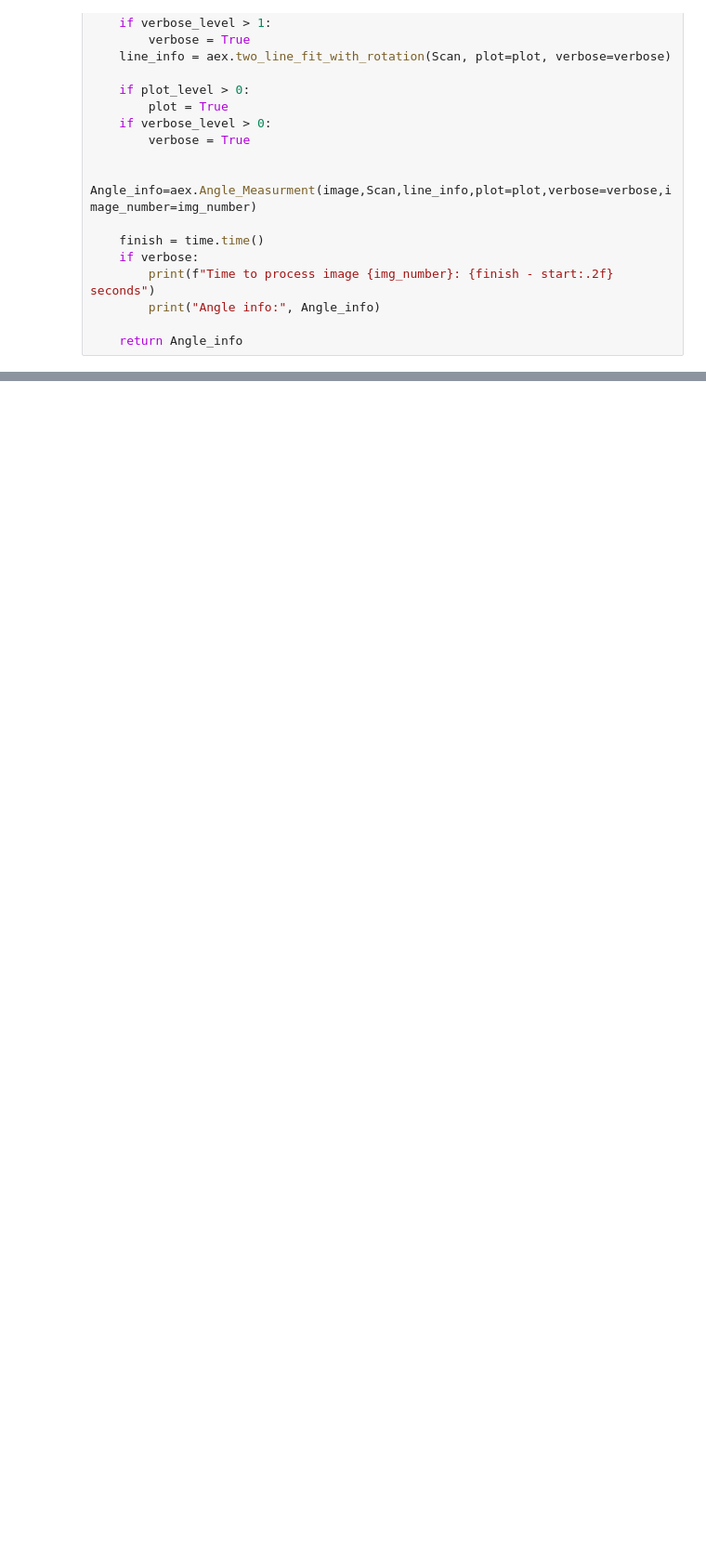
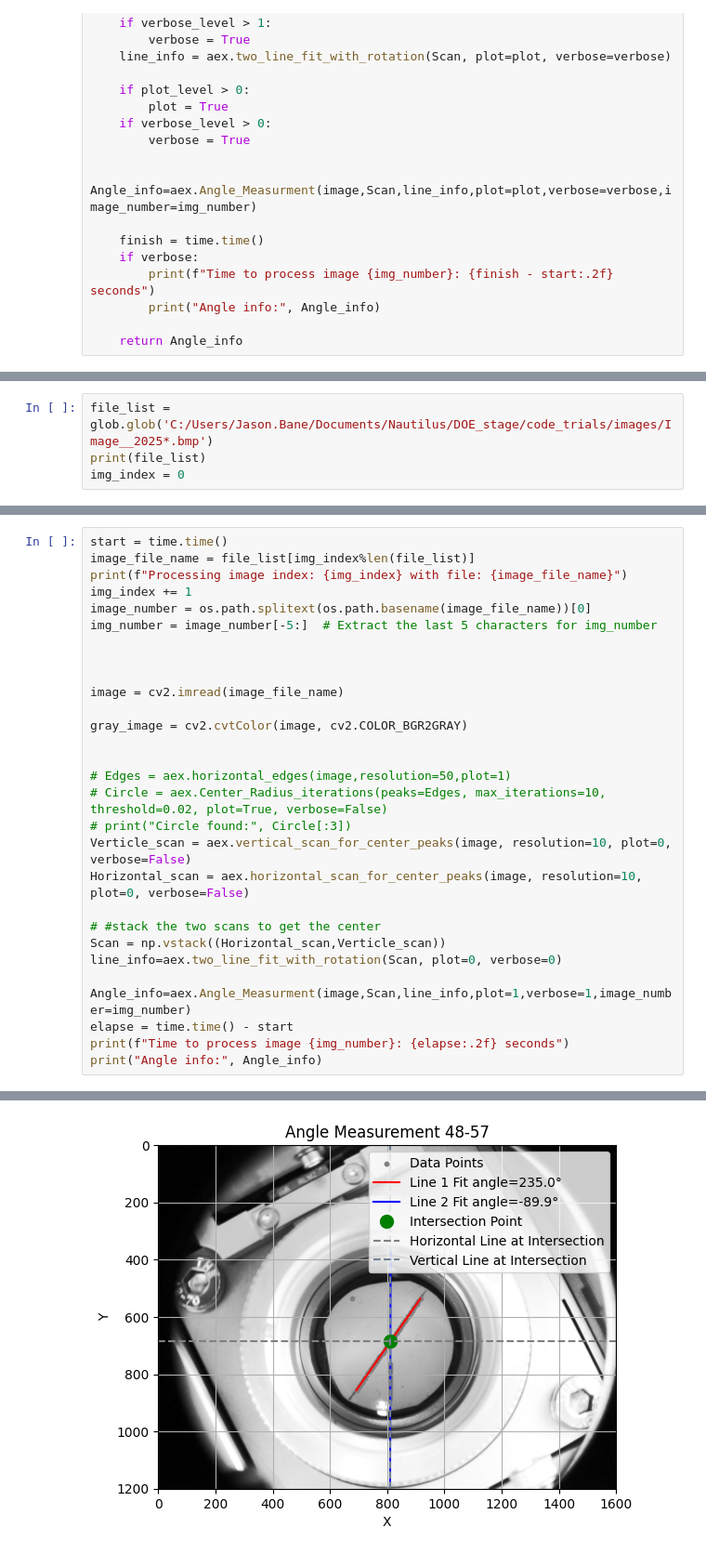
Before and after one commit to jbane11/DOE_stage_lifetest, a Jupyter notebook: code_trials/2d-image-angle-measurment.ipynb, the cells around one changed output, grey strips where cells are left out. Shown at 93% size. Drawn from its saved outputs; the diff is of its cells as text; blank space fills up the shorter version.

```diff
--- a/code_trials/2d-image-angle-measurment.ipynb
+++ b/code_trials/2d-image-angle-measurment.ipynb
@@ -762,0 +777,4 @@ Angle info: (np.float64(316.4488341451133), np.float64(7.978377269919608), (np.f
+# %%
+file_list = glob.glob('C:/Users/Jason.Bane/Documents/Nautilus/DOE_stage/code_trials/images/Image__2025*.bmp')
+print(file_list)
+img_index = 0
@@ -762,0 +783,30 @@ Angle info: (np.float64(316.4488341451133), np.float64(7.978377269919608), (np.f
+# %%
+start = time.time()
+image_file_name = file_list[img_index%len(file_list)]
+print(f"Processing image index: {img_index} with file: {image_file_name}")
+img_index += 1
+image_number = os.path.splitext(os.path.basename(image_file_name))[0]
+img_number = image_number[-5:]  # Extract the last 5 characters for img_number
+
+
+
+image = cv2.imread(image_file_name)
+
+gray_image = cv2.cvtColor(image, cv2.COLOR_BGR2GRAY)
+
+
+# Edges = aex.horizontal_edges(image,resolution=50,plot=1)
+# Circle = aex.Center_Radius_iterations(peaks=Edges, max_iterations=10, threshold=0.02, plot=True, verbose=False)
+# print("Circle found:", Circle[:3])
+Verticle_scan = aex.vertical_scan_for_center_peaks(image, resolution=10, plot=0, verbose=False)
+Horizontal_scan = aex.horizontal_scan_for_center_peaks(image, resolution=10, plot=0, verbose=False)
+
+# #stack the two scans to get the center
+Scan = np.vstack((Horizontal_scan,Verticle_scan))
+line_info=aex.two_line_fit_with_rotation(Scan, plot=0, verbose=0)
+
+Angle_info=aex.Angle_Measurment(image,Scan,line_info,plot=1,verbose=1,image_number=img_number)
+elapse = time.time() - start
+print(f"Time to process image {img_number}: {elapse:.2f} seconds")
+print("Angle info:", Angle_info)
+# %% [output]
@@ -762,0 +829 @@ Angle info: (np.float64(316.4488341451133), np.float64(7.978377269919608), (np.f
+[figure, added]
```
Also changed, not shown: parts of 8 cells of this notebook, 5 other files.
